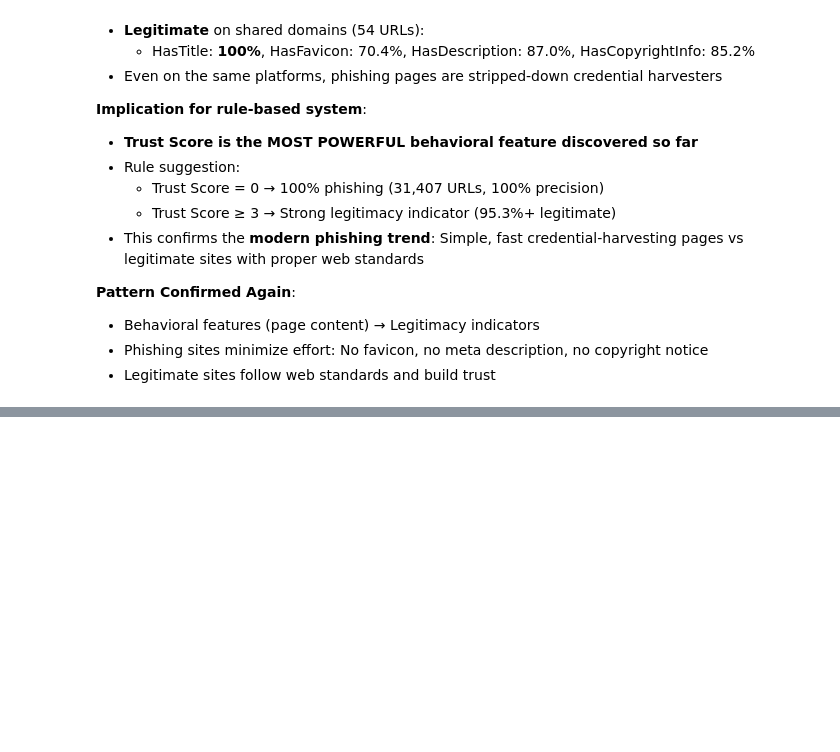
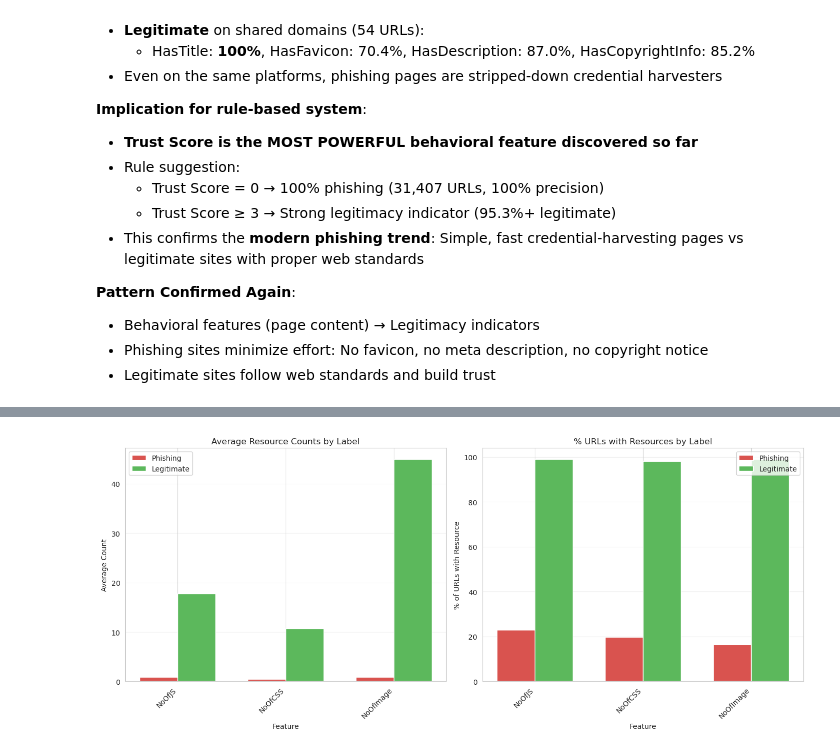
Before and after one commit to D0bledore/kaggle-phising-url-dataset, a Jupyter notebook: 1. Exploration.ipynb, the cells around one changed output, grey strips where cells are left out. Cells and saved outputs as stored; diff of their text form; code cells hidden in the pictures; blank space fills up the shorter version.

```diff
--- a/1. Exploration.ipynb
+++ b/1. Exploration.ipynb
@@ -2812,0 +2817,76 @@ HasCopyrightInfo:
+# %%
+# Distribution analysis for resource/complexity features
+print("=== Resource/Code Complexity: Distribution Analysis ===\n")
+
+resource_features = ['NoOfJS', 'NoOfCSS', 'NoOfImage']
+
+phish_df = df4[df4['label'] == 0]
+legit_df = df4[df4['label'] == 1]
+
+# Basic statistics
+summary_data = []
+for feature in resource_features:
+    phish_mean = phish_df[feature].mean()
+    legit_mean = legit_df[feature].mean()
+
+    phish_with_resource = (phish_df[feature] > 0).sum()
+    legit_with_resource = (legit_df[feature] > 0).sum()
+
+    phish_pct = phish_with_resource / len(phish_df) * 100
+    legit_pct = legit_with_resource / len(legit_df) * 100
+
+    print(f"{feature}:")
+    print(f"  Average count:")
+    print(f"    Phishing:    {phish_mean:>6.2f}")
+    print(f"    Legitimate:  {legit_mean:>6.2f}")
+    print(f"  % with any {feature.replace('NoOf', '')}:")
+    print(f"    Phishing:    {phish_with_resource:>6,} ({phish_pct:>5.2f}%)")
+    print(f"    Legitimate: {legit_with_resource:>6,} ({legit_pct:>5.2f}%)")
+    print()
+
+    summary_data.append({
+        'Feature': feature,
+        'Phishing Avg': phish_mean,
+        'Legitimate Avg': legit_mean,
+        'Phishing %': phish_pct,
+        'Legitimate %': legit_pct,
+        'Ratio (Legit/Phish)': legit_pct / phish_pct if phish_pct > 0 else float('inf')
+    })
+
+# Visualization
+fig, (ax1, ax2) = plt.subplots(1, 2, figsize=(14, 6))
+
+# Average counts
+x = np.arange(len(resource_features))
+width = 0.35
+
+phish_avgs = [row['Phishing Avg'] for row in summary_data]
+legit_avgs = [row['Legitimate Avg'] for row in summary_data]
+
+ax1.bar(x - width/2, phish_avgs, width, label='Phishing', color='#d9534f')
+ax1.bar(x + width/2, legit_avgs, width, label='Legitimate', color='#5cb85c')
+ax1.set_xlabel('Feature')
+ax1.set_ylabel('Average Count')
+ax1.set_title('Average Resource Counts by Label')
+ax1.set_xticks(x)
+ax1.set_xticklabels(resource_features, rotation=45, ha='right')
+ax1.legend()
+ax1.grid(axis='y', alpha=0.3)
+
+# Percentage with any resources
+phish_pcts = [row['Phishing %'] for row in summary_data]
+legit_pcts = [row['Legitimate %'] for row in summary_data]
+
+ax2.bar(x - width/2, phish_pcts, width, label='Phishing', color='#d9534f')
+ax2.bar(x + width/2, legit_pcts, width, label='Legitimate', color='#5cb85c')
+ax2.set_xlabel('Feature')
+ax2.set_ylabel('% of URLs with Resource')
+ax2.set_title('% URLs with Resources by Label')
+ax2.set_xticks(x)
+ax2.set_xticklabels(resource_features, rotation=45, ha='right')
+ax2.legend()
+ax2.grid(axis='y', alpha=0.3)
+
+plt.tight_layout()
+plt.show()
+# %% [output]
@@ -2812,0 +2910 @@ HasCopyrightInfo:
+[figure, added]
```
Also changed, not shown: parts of 9 cells of this notebook.
